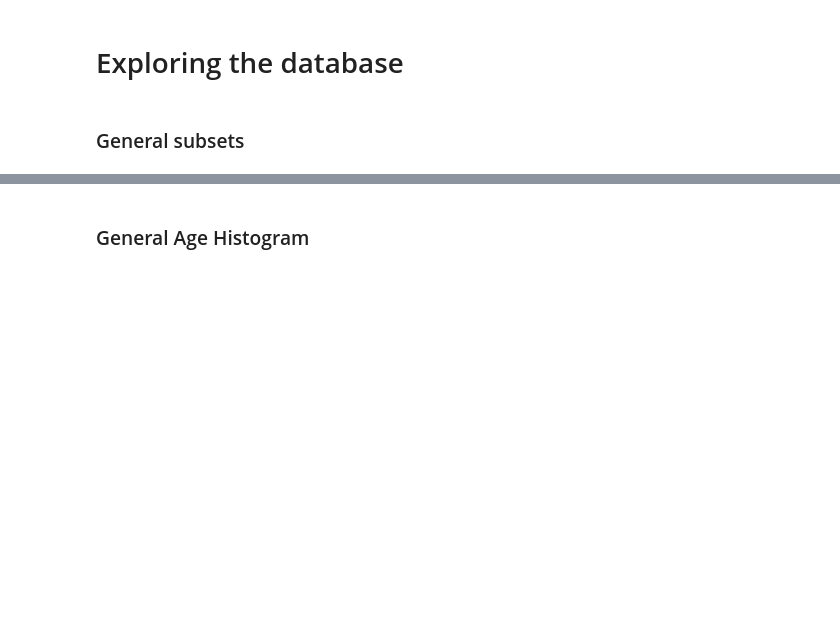
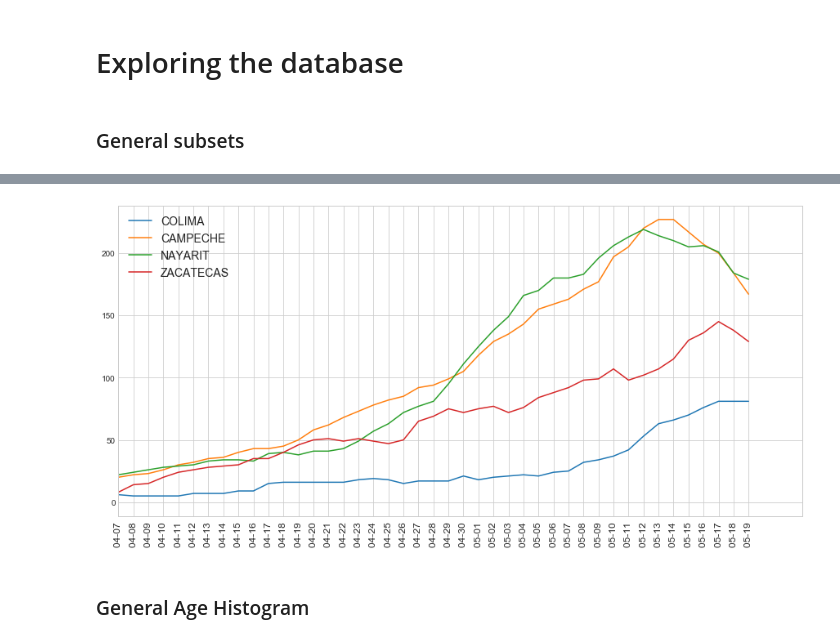
Before and after one commit to mesielepush/Covid19-Mexico-Data-Analysis-Jupyter-Notebook, a Jupyter notebook: MexicoCovidDescriptiveGeneral.ipynb, the cells around one changed output, grey strips where cells are left out. Cells and saved outputs as stored; diff of their text form; code cells hidden in the pictures; blank space fills up the shorter version.

```diff
--- a/MexicoCovidDescriptiveGeneral.ipynb
+++ b/MexicoCovidDescriptiveGeneral.ipynb
@@ -589,3 +429,7 @@ patient_data
+# %%
+plt_actives(plot_min_max,min_max_states,trimx=30)
+# %% [output]
+[figure, added]
 # %% [markdown]
 ### General Age Histogram
 # %%
```
Also changed, not shown: parts of 41 cells of this notebook, 1 other file.
